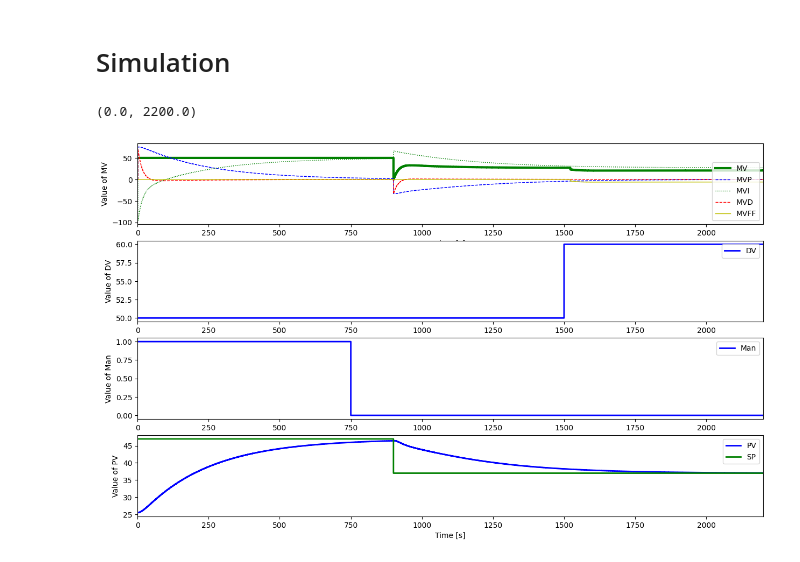
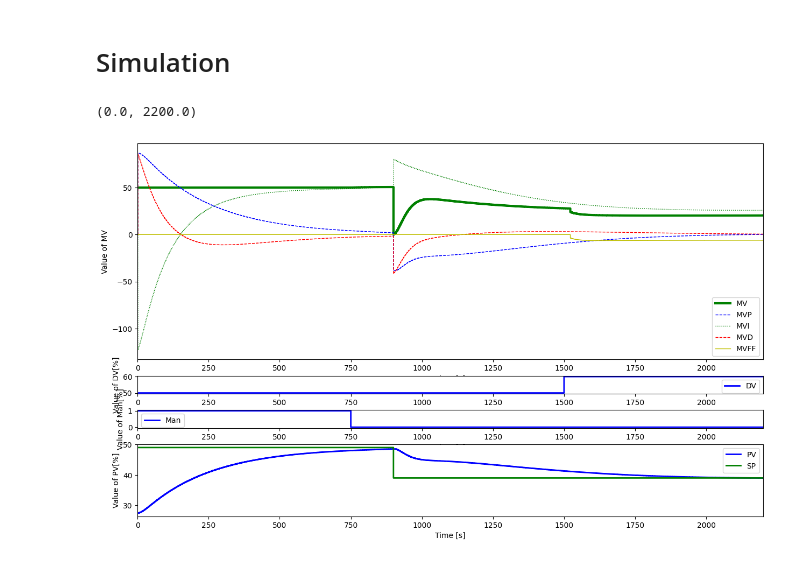
Before and after one commit to CorThibaut/Control-Theory-2024, a Jupyter notebook: Simulation_CLP_PID_FF.ipynb, the cells around one changed output. Cells and saved outputs as stored; diff of their text form; code cells hidden in the pictures.

```diff
--- a/Simulation_CLP_PID_FF.ipynb
+++ b/Simulation_CLP_PID_FF.ipynb
@@ -21,15 +22,15 @@ N = int(TSim/Ts) + 1
 
 MV0 = 50
 DV0 = 50
-PV0 = 47
+PV0 = 49
 
 Kp= 0.4306576253666714
 T1= 238.7362471589338
 T2= 15.201603494821217
 thetap= 3.1282416191455016
-# Kp_SOPDTOPT= 0.58
-# T1_SOPDTOPT= 130.0
-# T2_SOPDTOPT= 35.0
+# Kp= 0.58
+# T1p= 130.0
+# T2p= 35.0
 # Theta_SOPDTOPT= 10.0
 
 Kd=  0.2611939681238609
@@ -43,15 +44,15 @@ P.parameters['Kp'] = Kp
 P.parameters['Tlead1'] = 0
 P.parameters['Tlag1'] = T1
 P.parameters['Tlag2'] = T2
-P.parameters['theta'] = thetad
+P.parameters['theta'] = thetap
 P.parameters['nInt'] = 0
 
 
 
 gamma = 0.6
-Kc, Ti, Td = IMCTuning(Kp, T1, T2, thetad, gamma, 'SOPDT')
+Kc, Ti, Td = IMCTuning(Kp, T1, T2, thetap, gamma, 'SOPDT')
 
-alpha = 1
+alpha = 7
 MVMin = 0
 MVMax = 100
 # %% [markdown]
@@ -151,39 +152,42 @@ for i in range(0,N):
     PV.append(PV2p[-1] + PV2d[-1] + PV0 - Kp*MV0)
 
 plt.figure(figsize = (15,9))
+gs = gridspec.GridSpec(4, 1, height_ratios=[3, 0.25, 0.25, 1])
 
-plt.subplot(4,1,1)
+
+plt.subplot(gs[0])
 plt.step(t,MV,'g-',linewidth=3, label='MV',where='post')
 plt.step(t,MVP,'b--',linewidth=1, label='MVP',where='post')
+
 plt.step(t,MVI,'g:',linewidth=1, label='MVI',where='post')
 plt.step(t,MVD,'r--',linewidth=1, label='MVD',where='post')
 plt.step(t,MVFF,'y-',linewidth=1, label='MVFF',where='post')
 plt.ylabel('Value of MV')
 plt.xlabel('Time [s]')
 plt.legend(loc='lower right')
 plt.xlim([0, TSim])
 
-plt.subplot(4,1,2)
+plt.subplot(gs[1])
 plt.step(t,DV,'b-',linewidth=2, label='DV',where='post')
-plt.ylabel('Value of DV')
+plt.ylabel('Value of DV[%]')
 plt.xlabel('Time [s]')
 plt.legend(loc='best')
 plt.xlim([0, TSim])
 
-plt.subplot(4,1,3)
+plt.subplot(gs[2])
 plt.step(t,Man,'b-',linewidth=2, label='Man',where='post')
-plt.ylabel('Value of Man')
+plt.ylabel('Value of Man[%]')
 plt.xlabel('Time [s]')
 plt.legend(loc='best')
 plt.xlim([0, TSim])
 
-plt.subplot(4,1,4)
+plt.subplot(gs[3])
 plt.step(t,PV,'b-',linewidth=2, label='PV',where='post')
 plt.step(t,SP,'g-',linewidth=2, label='SP',where='post')
-plt.ylabel('Value of PV')
+plt.ylabel('Value of PV[%]')
 plt.xlabel('Time [s]')
 plt.legend(loc='best')
 plt.xlim([0, TSim])
 # %% [output]
 (0.0, 2200.0)
-[figure, old version]
+[figure, new version]
```
Also changed, not shown: parts of 2 cells of this notebook, 28 other files.
